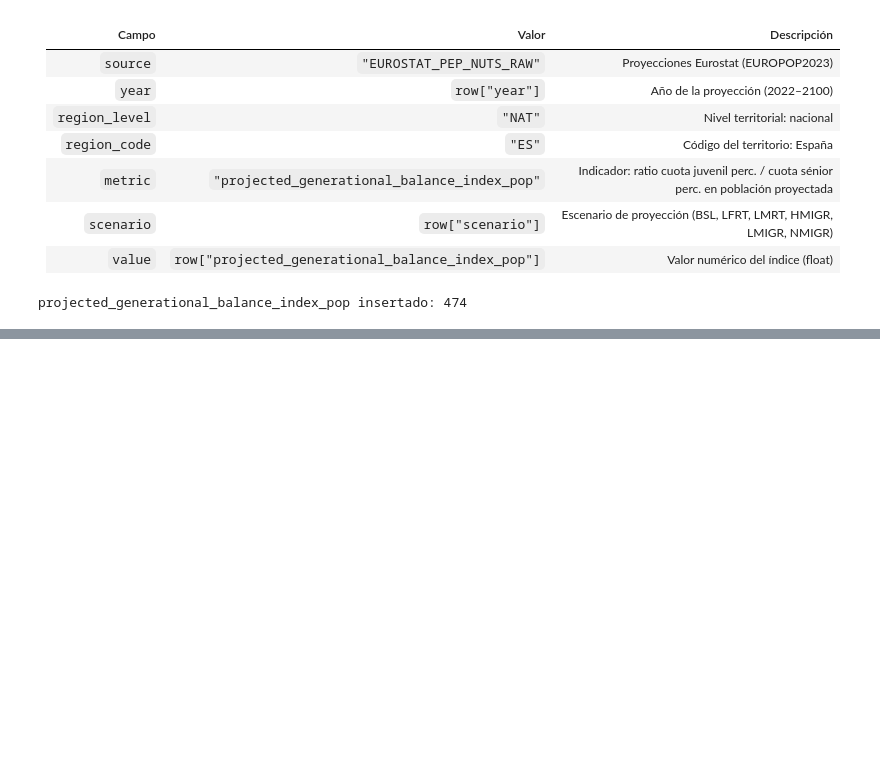
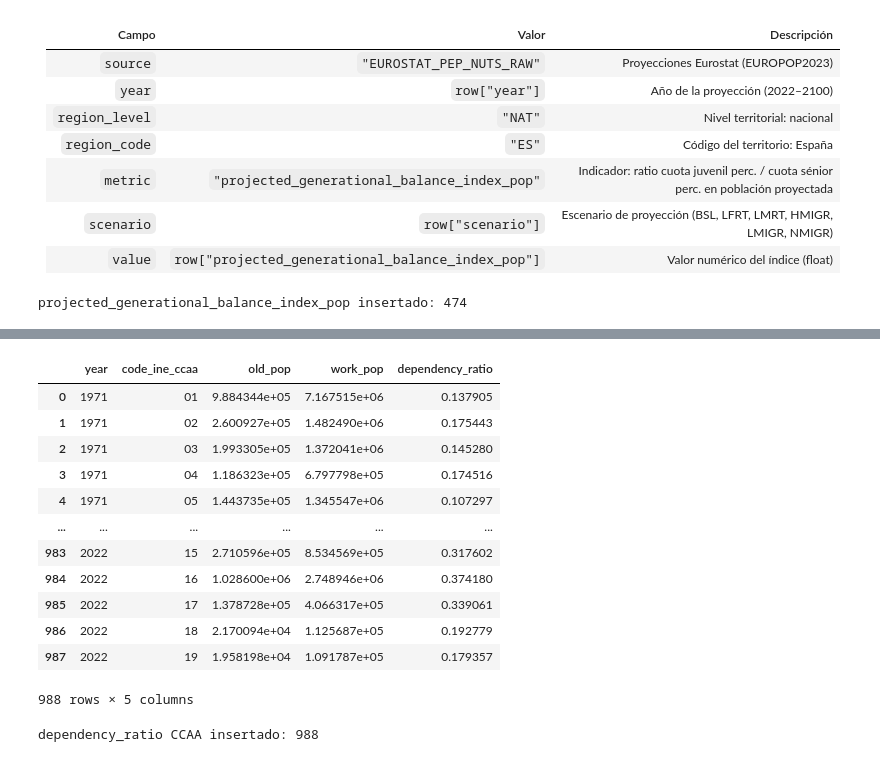
Before and after one commit to Jalope/TFM_Repo, a Jupyter notebook: DB_Demografia/vista_materializada.ipynb, the cells around one changed output, grey strips where cells are left out. Cells and saved outputs as stored; diff of their text form; code cells hidden in the pictures; blank space fills up the shorter version.

```diff
--- a/DB_Demografia/vista_materializada.ipynb
+++ b/DB_Demografia/vista_materializada.ipynb
@@ -1163,0 +1345,68 @@ projected_generational_balance_index_pop insertado: 474
+# %%
+# Cargo M+F y limpio CCAA
+cursor = pop_col.find(
+    {"sex": {"$in":["M","F"]}},
+    {"_id":0,"year":1,"age":1,"code_ine_ccaa":1,"population":1}
+)
+df = (
+    pd.DataFrame(list(cursor))
+      .dropna(subset=["code_ine_ccaa"])
+      .copy()
+)
+df["code_ine_ccaa"] = (
+    df["code_ine_ccaa"]
+      .astype(float).astype(int).astype(str).str.zfill(2)
+)
+
+# Agrupar población sénior (65+) y población trabajadora (15–64)
+old_ccaa = (
+    df[df["age"] >= 65]
+    .groupby(["year","code_ine_ccaa"], as_index=False)["population"]
+    .sum()
+    .rename(columns={"population":"old_pop"})
+)
+work_ccaa = (
+    df[df["age"].between(15,64)]
+    .groupby(["year","code_ine_ccaa"], as_index=False)["population"]
+    .sum()
+    .rename(columns={"population":"work_pop"})
+)
+
+# 4) Unir y calcular tasa de dependencia
+df_ccaa_dep = pd.merge(old_ccaa, work_ccaa, on=["year","code_ine_ccaa"])
+df_ccaa_dep["dependency_ratio"] = df_ccaa_dep["old_pop"] / df_ccaa_dep["work_pop"]
+
+df_ccaa_dep
+# %% [output]
+|  | year | code_ine_ccaa | old_pop | work_pop | dependency_ratio |
+| 0 | 1971 | 01 | 9.884344e+05 | 7.167515e+06 | 0.137905 |
+| 1 | 1971 | 02 | 2.600927e+05 | 1.482490e+06 | 0.175443 |
+| 2 | 1971 | 03 | 1.993305e+05 | 1.372041e+06 | 0.145280 |
+| 3 | 1971 | 04 | 1.186323e+05 | 6.797798e+05 | 0.174516 |
+| 4 | 1971 | 05 | 1.443735e+05 | 1.345547e+06 | 0.107297 |
+| ... | ... | ... | ... | ... | ... |
+| 983 | 2022 | 15 | 2.710596e+05 | 8.534569e+05 | 0.317602 |
+| 984 | 2022 | 16 | 1.028600e+06 | 2.748946e+06 | 0.374180 |
+| 985 | 2022 | 17 | 1.378728e+05 | 4.066317e+05 | 0.339061 |
+| 986 | 2022 | 18 | 2.170094e+04 | 1.125687e+05 | 0.192779 |
+| 987 | 2022 | 19 | 1.958198e+04 | 1.091787e+05 | 0.179357 |
+988 rows × 5 columns
+# %%
+# Insertar en la vista
+records = []
+for _, row in df_ccaa_dep.iterrows():
+    records.append({
+        "source":       "INE_31304_POBLACION_RAW",
+        "year":         int(row["year"]),
+        "region_level": "CCAA",
+        "region_code":  row["code_ine_ccaa"],
+        "metric":       "dependency_ratio",
+        "scenario":     "OBS",
+        "value":        float(row["dependency_ratio"])
+    })
+
+view_col.insert_many(records)
+print("dependency_ratio CCAA insertado:",
+      view_col.count_documents({"metric":"dependency_ratio","region_level":"CCAA"}))
+# %% [output]
+dependency_ratio CCAA insertado: 988
```
Also changed, not shown: parts of 21 cells of this notebook, 2 other files.
